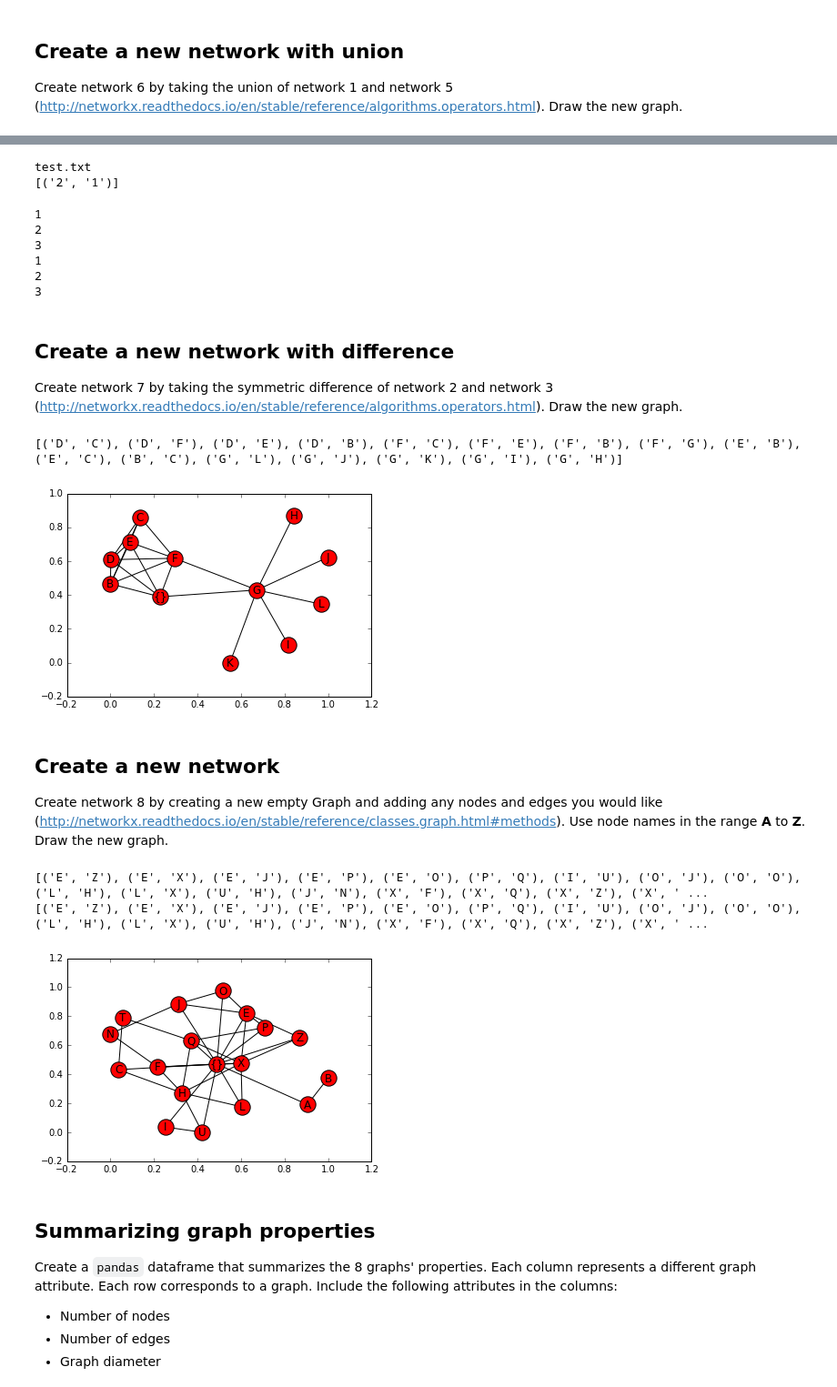
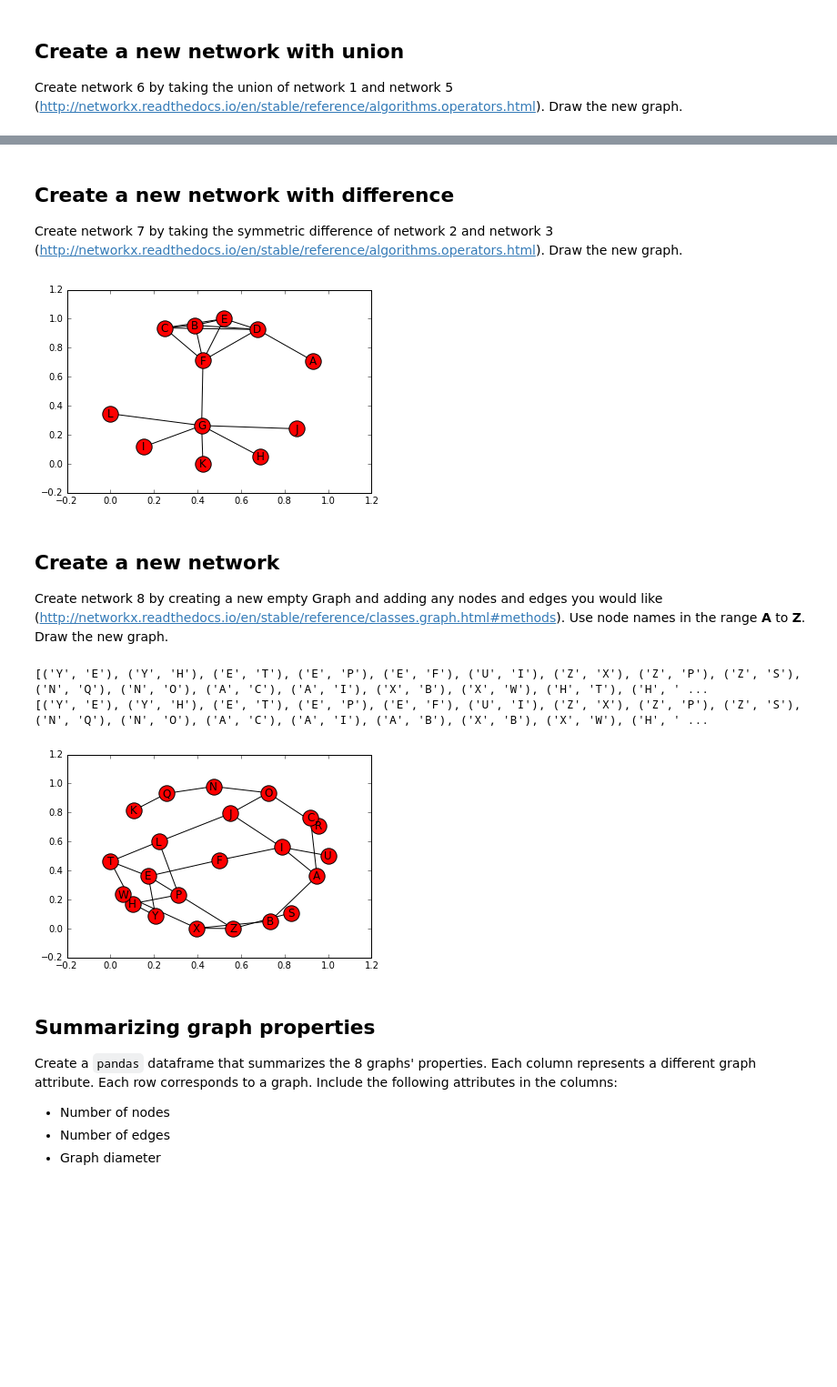
Before and after one commit to gitter-lab/network-notebook-examples, a Jupyter notebook: exercises/explore_networks.ipynb, the cells around one changed output, grey strips where cells are left out. Shown at 91% size. Saved outputs shown, nothing was run; the diff lists cells and outputs as text; code cells hidden in the pictures; blank space fills up the shorter version.

Commit message:
Networks
I cleaned up the file a bit. The unknown is inputed as NaN in network 8.

```diff
--- a/exercises/explore_networks.ipynb
+++ b/exercises/explore_networks.ipynb
@@ -207,12 +190,0 @@ plt.show()
-# %%
-G=nx.Graph()
-G.add_edge(1,2)
-nx.write_edgelist(G,'test.txt')
-
-for filename in glob.glob('test.txt'):
-    graph = CreateUndirectedGraph(filename)
-    print (filename)
-    print (graph.edges())
-# %% [output]
-test.txt
-[('2', '1')]
@@ -253,23 +191,3 @@ test.txt
-# %%
-lines = ['line1', 'line2']
-with open('../Data/test.txt', 'w') as f:
-    f.write('\n'.join(lines))
-    f.write("\nhi")
-
-list1 = ['1', '2', '3']
-str1 = '\n'.join(list1)
-print (str1)
-
-list2 = [1, 2, 3]
-str2 = '\n'.join(str(e) for e in list2)
-print (str2)
-# %% [output]
-1
-2
-3
-1
-2
-3
 # %% [markdown]
 ## Create a new network with difference
 Create network 7 by taking the symmetric difference of network 2 and network 3 (http://networkx.readthedocs.io/en/stable/reference/algorithms.operators.html).  Draw the new graph.
@@ -301,36 +219,36 @@ strcopy2 = copy2.edges()
 dif = nx.Graph()
 dif.add_edges_from(strcopy)
 dif.add_edges_from(strcopy2)
-print (dif.edges())
+#print (dif.edges())
 
-nx.write_edgelist(dif,'../Data/network7.txt')
+nx.write_adjlist(dif,'../Data/network7.txt')
 net7graphing=nx.read_adjlist('../Data/network7.txt')
 nx.draw_networkx(net7graphing)
 plt.show()
 # %% [output]
-[('D', 'C'), ('D', 'F'), ('D', 'E'), ('D', 'B'), ('F', 'C'), ('F', 'E'), ('F', 'B'), ('F', 'G'), ('E', 'B'), ('E', 'C'), ('B', 'C'), ('G', 'L'), ('G', 'J'), ('G', 'K'), ('G', 'I'), ('G', 'H')]
-[figure, old version]
+[figure, new version]
 # %% [markdown]
 ## Create a new network
 Create network 8 by creating a new empty Graph and adding any nodes and edges you would like (http://networkx.readthedocs.io/en/stable/reference/classes.graph.html#methods).  Use node names in the range **A** to **Z**.  Draw the new graph.
 # %%
 net8 = nx.Graph()
 nodes8=['E','B','N','Y','W','T','T','I','O','L','Y','I','J','R','T','Z','S','P','P','L','K','T','A','P','I','A']
 net8.add_nodes_from(nodes8)
 path8=['F','X','Q','H','X','L','H','F','N','J','E','J','O','O','E','X','Z','Z','E','P','Q','T','C','H','U','I']
-net8.add_path(path8)
+dict8 = zip(nodes8, path8)
+net8.add_edges_from(dict8)
 print (net8.edges())
 net8.add_edge('A','B')
 print (net8.edges())
 
-nx.write_edgelist(net8,'../Data/network8.txt')
+nx.write_adjlist(net8,'../Data/network8.txt')
 net8graphing=nx.read_adjlist('../Data/network8.txt')
 nx.draw_networkx(net8graphing)
 plt.show()
 # %% [output]
-[('E', 'Z'), ('E', 'X'), ('E', 'J'), ('E', 'P'), ('E', 'O'), ('P', 'Q'), ('I', 'U'), ('O', 'J'), ('O', 'O'), ('L', 'H'), ('L', 'X'), ('U', 'H'), ('J', 'N'), ('X', 'F'), ('X', 'Q'), ('X', 'Z'), ('X', ' ...
-[('E', 'Z'), ('E', 'X'), ('E', 'J'), ('E', 'P'), ('E', 'O'), ('P', 'Q'), ('I', 'U'), ('O', 'J'), ('O', 'O'), ('L', 'H'), ('L', 'X'), ('U', 'H'), ('J', 'N'), ('X', 'F'), ('X', 'Q'), ('X', 'Z'), ('X', ' ...
+[('Y', 'E'), ('Y', 'H'), ('E', 'T'), ('E', 'P'), ('E', 'F'), ('U', 'I'), ('Z', 'X'), ('Z', 'P'), ('Z', 'S'), ('N', 'Q'), ('N', 'O'), ('A', 'C'), ('A', 'I'), ('X', 'B'), ('X', 'W'), ('H', 'T'), ('H', ' ...
+[('Y', 'E'), ('Y', 'H'), ('E', 'T'), ('E', 'P'), ('E', 'F'), ('U', 'I'), ('Z', 'X'), ('Z', 'P'), ('Z', 'S'), ('N', 'Q'), ('N', 'O'), ('A', 'C'), ('A', 'I'), ('A', 'B'), ('X', 'B'), ('X', 'W'), ('H', ' ...
-[figure, old version]
+[figure, new version]
 # %% [markdown]
 ## Summarizing graph properties
 Create a `pandas` dataframe that summarizes the 8 graphs' properties.  Each column represents a different graph attribute.  Each row corresponds to a graph.  Include the following attributes in the columns:
```
Also changed, not shown: parts of 11 cells of this notebook, 8 other files.
